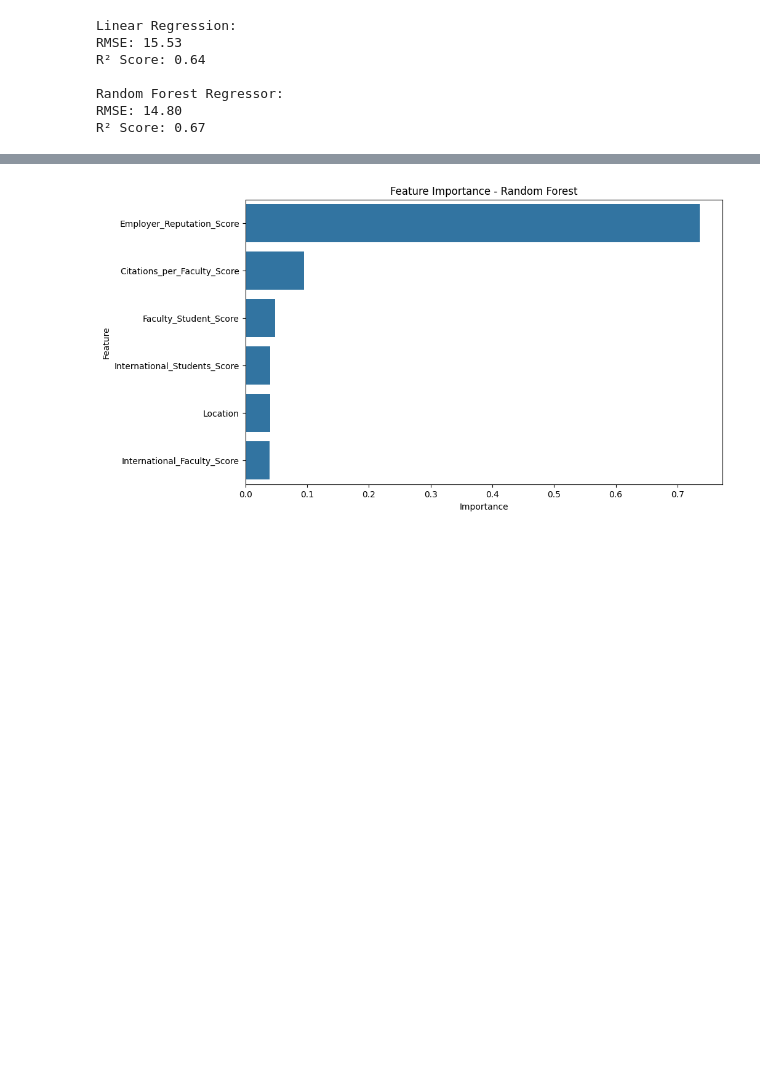
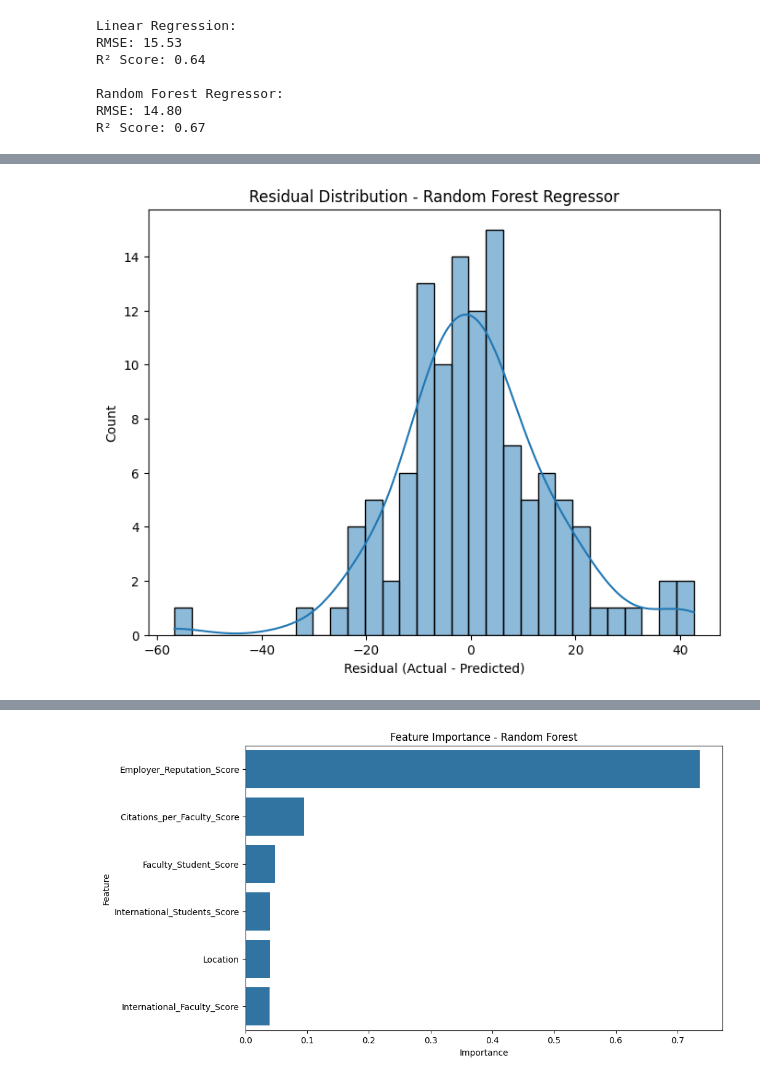
Before and after one commit to ArnavKucheriya/NJIT, a Jupyter notebook: CS 301 - Introduction to Data Science/CS301DS/Project 2/QS-University-World-Rankings.ipynb, the cells around one changed output, grey strips where cells are left out. Saved outputs shown, nothing was run; the diff lists cells and outputs as text; code cells hidden in the pictures; blank space fills up the shorter version.

```diff
--- a/CS 301 - Introduction to Data Science/CS301DS/Project 2/QS-University-World-Rankings.ipynb
+++ b/CS 301 - Introduction to Data Science/CS301DS/Project 2/QS-University-World-Rankings.ipynb
@@ -246,0 +302,9 @@ R² Score: 0.67
+# %%
+residuals_rf = y_test - y_pred_rf
+plt.figure(figsize=(8,6))
+sns.histplot(residuals_rf, bins=30, kde=True)
+plt.title('Residual Distribution - Random Forest Regressor')
+plt.xlabel('Residual (Actual - Predicted)')
+plt.show()
+# %% [output]
+[figure, added]
```
Also changed, not shown: parts of 14 cells of this notebook.
